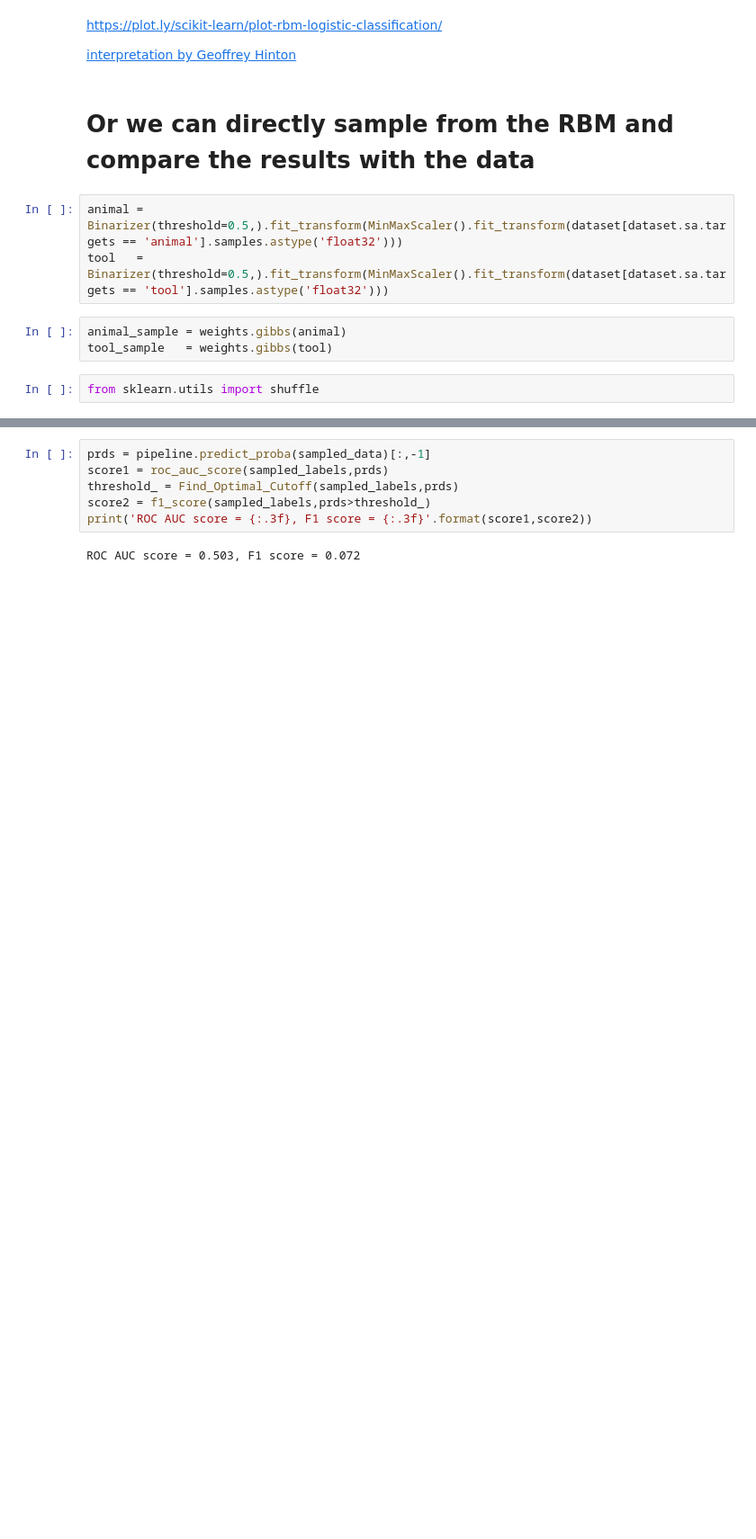
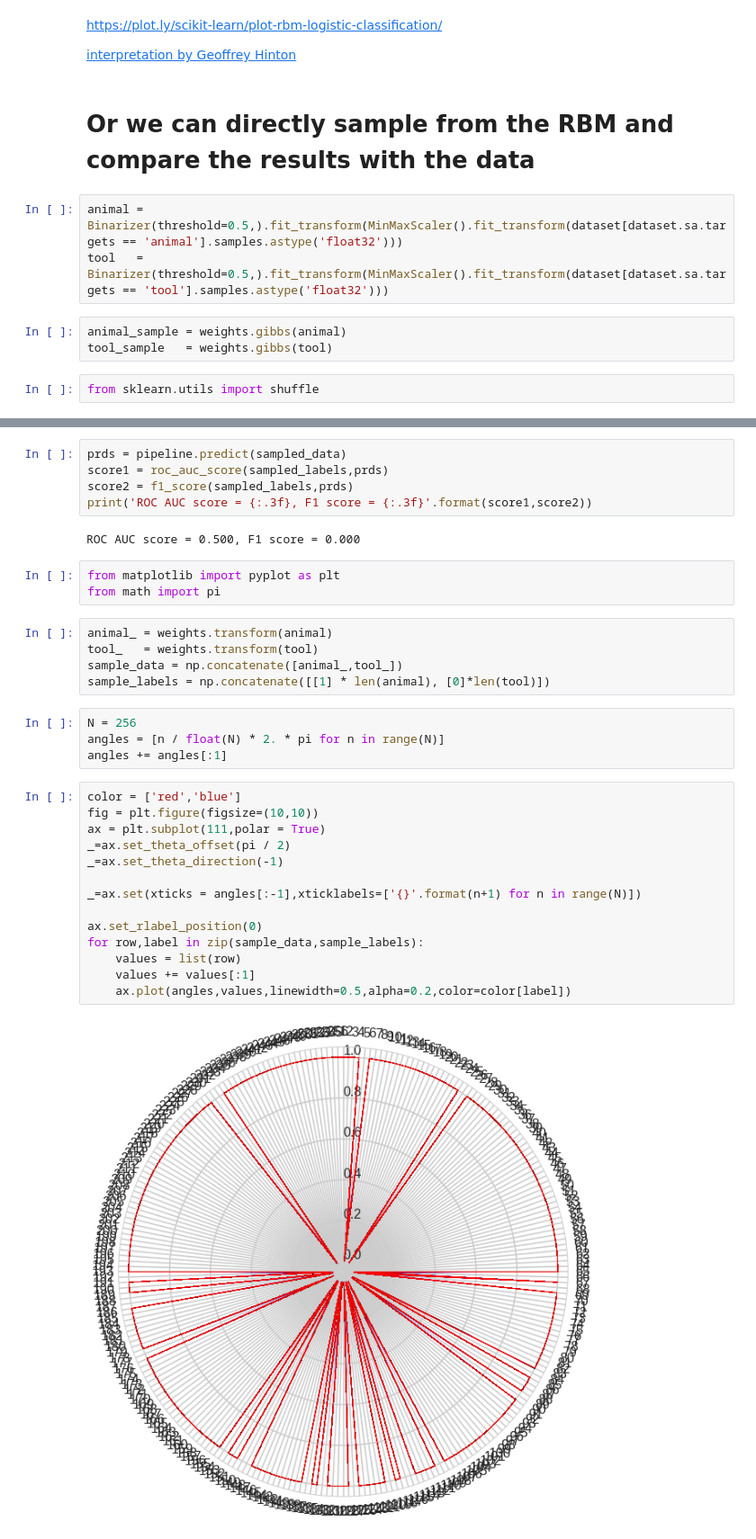
Before and after one commit to nmningmei/Deep_learning_fMRI_EEG, a Jupyter notebook: 4_1_Autoencoder_in_fMRI.ipynb, the cells around one changed output, grey strips where cells are left out. Shown at 90% size. Cells and saved outputs as stored; diff of their text form; blank space fills up the shorter version.

```diff
--- a/4_1_Autoencoder_in_fMRI.ipynb
+++ b/4_1_Autoencoder_in_fMRI.ipynb
@@ -770,9 +805,36 @@ sampled_labels = np.concatenate([[0]*len(animal),[1]*len(tool)])
 sampled_data,sampled_labels = shuffle(sampled_data,sampled_labels)
 # %%
-prds = pipeline.predict_proba(sampled_data)[:,-1]
+prds = pipeline.predict(sampled_data)
 score1 = roc_auc_score(sampled_labels,prds)
-threshold_ = Find_Optimal_Cutoff(sampled_labels,prds)
-score2 = f1_score(sampled_labels,prds>threshold_)
+score2 = f1_score(sampled_labels,prds)
 print('ROC AUC score = {:.3f}, F1 score = {:.3f}'.format(score1,score2))
 # %% [output]
-ROC AUC score = 0.503, F1 score = 0.072
+ROC AUC score = 0.500, F1 score = 0.000
+# %%
+from matplotlib import pyplot as plt
+from math import pi
+# %%
+animal_ = weights.transform(animal)
+tool_   = weights.transform(tool)
+sample_data = np.concatenate([animal_,tool_])
+sample_labels = np.concatenate([[1] * len(animal), [0]*len(tool)])
+# %%
+N = 256
+angles = [n / float(N) * 2. * pi for n in range(N)]
+angles += angles[:1]
+# %%
+color = ['red','blue']
+fig = plt.figure(figsize=(10,10))
+ax = plt.subplot(111,polar = True)
+_=ax.set_theta_offset(pi / 2)
+_=ax.set_theta_direction(-1)
+
+_=ax.set(xticks = angles[:-1],xticklabels=['{}'.format(n+1) for n in range(N)])
+
+ax.set_rlabel_position(0)
+for row,label in zip(sample_data,sample_labels):
+    values = list(row)
+    values += values[:1]
+    ax.plot(angles,values,linewidth=0.5,alpha=0.2,color=color[label])
+# %% [output]
+[figure, added]
```
Also changed, not shown: parts of 18 cells of this notebook.
